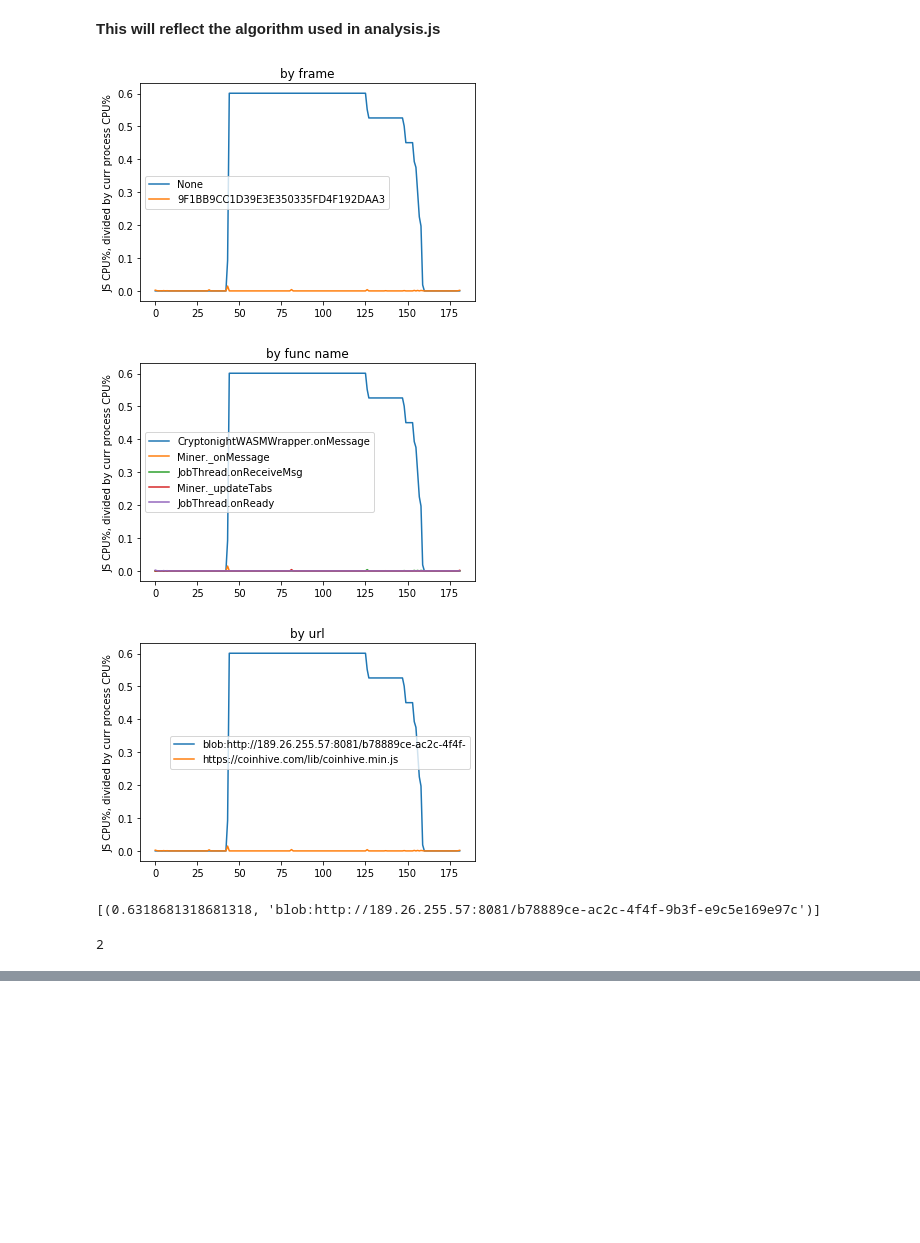
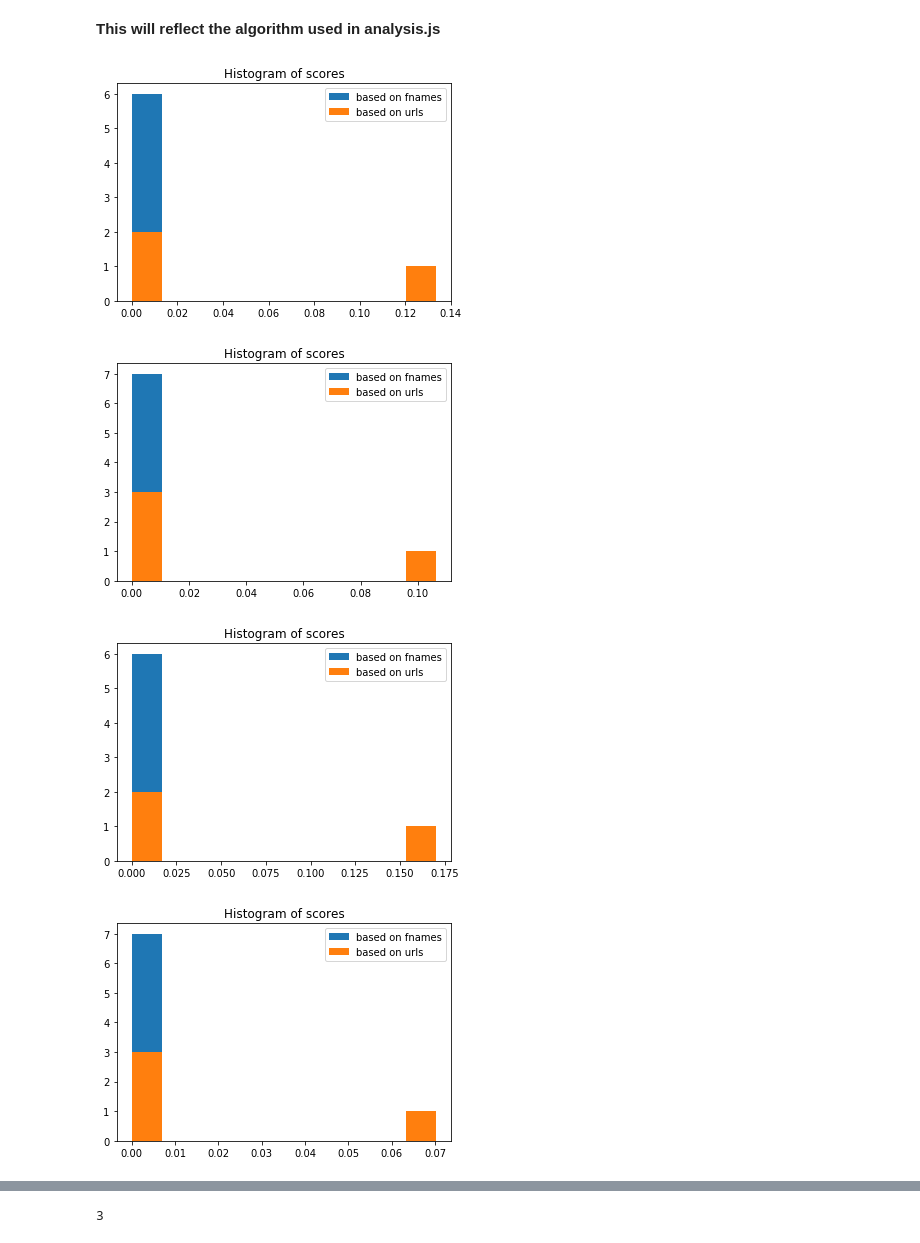
Before and after one commit to uiucseclab/webminer-detector, a Jupyter notebook: scanner/FinalAlgo.ipynb, the cells around one changed output, grey strips where cells are left out. Saved outputs shown, nothing was run; the diff lists cells and outputs as text; code cells hidden in the pictures; blank space fills up the shorter version.

```diff
--- a/scanner/FinalAlgo.ipynb
+++ b/scanner/FinalAlgo.ipynb
@@ -136,13 +136,13 @@ def get_timeline_for(counters, key, _ctx):
         data.append(c.get(key, 0) / _ctx.time_slice_size / curr_cpu)
     return np.array(data)
 # %%
-def plot_counters(sliced_counters, full_counters, _ctx):
+def plot_counters(sliced_counters, full_counters, _ctx, *, config_selection=slice(None)):
     configs = [
         (0, "by frame"),
         (1, "by func name"),
         (2, "by url"),
     ]
-    for info_idx, plot_name in configs:
+    for info_idx, plot_name in configs[config_selection]:
         for k in get_counter_top(full_counters[info_idx], 5):
             data = get_timeline_for(sliced_counters[info_idx], k, _ctx)
             label = str(k)[:50]
@@ -170,7 +170,7 @@ def in_whitelist(url):
 # %%
 epsilon = 1e-5
 
-def analyze(fname_prefix, N_top_result=5, time_resolution=int(1e4), verbose=False):
+def analyze(fname_prefix, N_top_result=5, time_resolution=int(1e4), verbose=False, show_hist=False, show_plot=False, plot_config_selection=slice(None)):
     vprint = print if verbose else lambda *_,**__: None
     with open(fname_prefix+'-usage.json') as f:
         usages = json.load(f)
@@ -184,7 +184,8 @@ def analyze(fname_prefix, N_top_result=5, time_resolution=int(1e4), verbose=Fals
     ctx = AnalysisCtx(cpus=cpus, time_slice_size=time_resolution)
 
     # Generate basic plots
-    plot_counters(counters, full_counters, ctx)
+    if show_plot:
+        plot_counters(counters, full_counters, ctx, config_selection=plot_config_selection)
 
     # Pay special attention to None frames
     none_frame = get_timeline_for(counters[0], None, ctx)
@@ -210,10 +211,22 @@ def analyze(fname_prefix, N_top_result=5, time_resolution=int(1e4), verbose=Fals
             timeline = get_timeline_for(
                 counters[isrc], key, ctx
             )
-            ans[key] = sum(timeline > 0.1) / len(timeline)
+            # This is percentage of time where there is CPU usage
+            # ans[key] = sum(timeline > 0.05) / len(timeline)
+
+            # This is CPU usage, only if the usage is continuously high
+            # ( we need to divide time, otherwise it's sum of CPU seconds)
+            _sum = 0
+            TIMELINE_THRESHOLD = 0.01
+            prev_high = False
+            for x in timeline:
+                if prev_high and x > TIMELINE_THRESHOLD:
+                    _sum += x
+                prev_high = x > TIMELINE_THRESHOLD
+            ans[key] = _sum / len(timeline)
 
     # You can choose to show a histogram here, for debugging
-    if False:
+    if show_hist:
         plt.hist(list(fnames.values()), label="based on fnames")
         plt.hist(list(urls.values()), label="based on urls")
         plt.title("Histogram of scores")
@@ -222,9 +235,12 @@ def analyze(fname_prefix, N_top_result=5, time_resolution=int(1e4), verbose=Fals
 
     indicator = [(y, u) for u, y in urls.items() if not in_whitelist(u)]
     vprint("MAX SUSPICION INDICATOR SCORE: ", max(indicator, key=lambda x:x[0]))
-    indicator = [(x, n) for x, n in indicator if x > 0]
+
+    # Report suspicious only if it uses more than 5% of CPU resource given to the process
+    # There WILL be false negatives, only if the malware waits a while before mining
+    # This can be fixed by running the profiler WITHIN users' browser
+    indicator = [(x, n) for x, n in indicator if x > 0.05]
     if indicator:
-        print(indicator)
         vprint("RESULT: SUSPICIOUS")
         return 2
 
@@ -243,11 +259,18 @@ def all_logs_in(folder):
         for x in all_names
     ]
     return sorted(set(all_names))
-# %%
-analyze('mbp-normal/9-mal-1524968494')
-# %% [output]
-[figure, removed]
-[figure, removed]
-[figure, removed]
-[(0.6318681318681318, 'blob:http://189.26.255.57:8081/b78889ce-ac2c-4f4f-9b3f-e9c5e169e97c')]
-2
+# %%
+# Analysis of Malicious sites
+analyze('mbp-normal/2-mal-1524968494', show_hist=True)
+analyze('deploy-1vpu-1G-normal/2-mal-1524970581', show_hist=True)
+analyze('deploy-1vpu-1G-5threads/2-mal-1524975537', show_hist=True)
+analyze('deploy-1vpu-1G-continous/2-mal-1524977563', show_hist=True)
+
+# This one is special: mining didn't start during the profiling duration
+# (This is why the user should really run the browser with profiler, instead of relying on ours)
+analyze('deploy-1vpu-1G-5threads/9-mal-1524975539', show_hist=True, show_plot=True, plot_config_selection=slice(0,1))
+# %% [output]
+[figure, added]
+[figure, added]
+[figure, added]
+[figure, added]
@@ -253,0 +279 @@ analyze('mbp-normal/9-mal-1524968494')
+3
```
Also changed, not shown: parts of 6 cells of this notebook.
